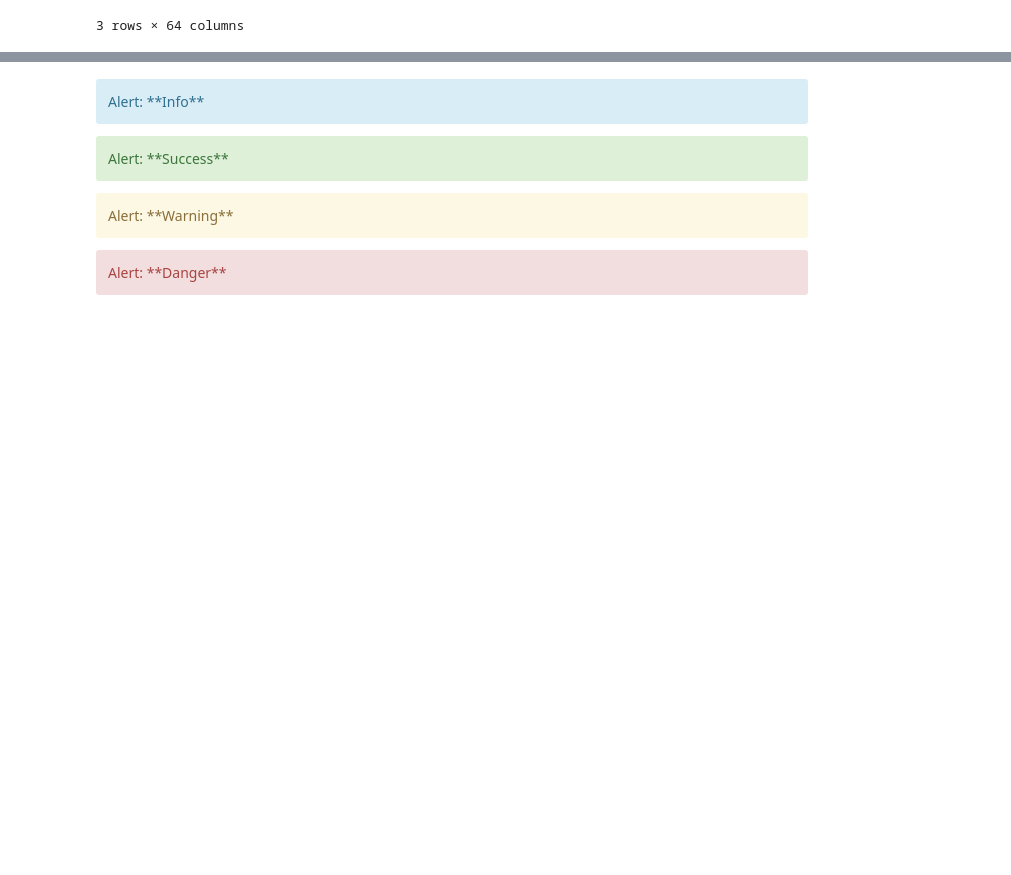
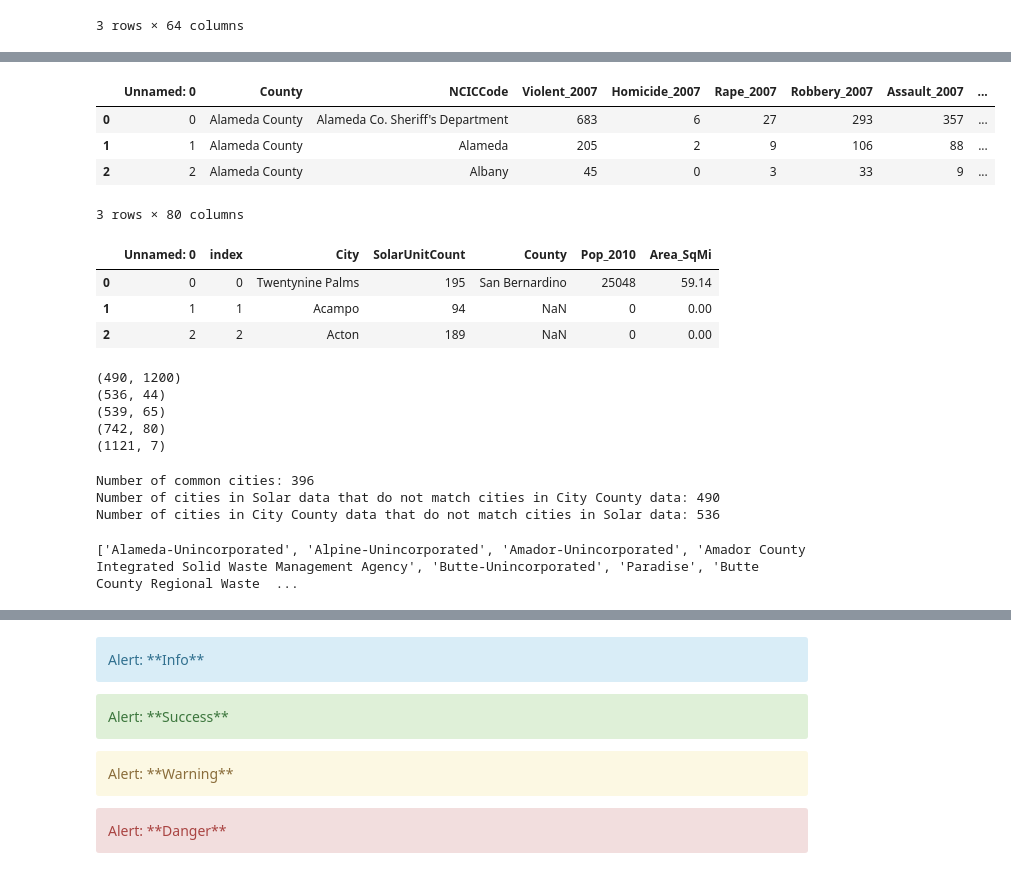
Before and after one commit to ankoorb/NPO-Project, a Jupyter notebook: iPython-Notebooks/Earth-Advocacy-Project-2015.ipynb, the cells around one changed output, grey strips where cells are left out. Drawn from its saved outputs; the diff is of its cells as text; code cells hidden in the pictures; blank space fills up the shorter version.

```diff
--- a/iPython-Notebooks/Earth-Advocacy-Project-2015.ipynb
+++ b/iPython-Notebooks/Earth-Advocacy-Project-2015.ipynb
@@ -1286,0 +1341,46 @@ Year processed: 2013
+# %%
+crime.head(3)
+# %% [output]
+|  | Unnamed: 0 | County | NCICCode | Violent_2007 | Homicide_2007 | Rape_2007 | Robbery_2007 | Assault_2007 | ... |
+| 0 | 0 | Alameda County | Alameda Co. Sheriff's Department | 683 | 6 | 27 | 293 | 357 | ... |
+| 1 | 1 | Alameda County | Alameda | 205 | 2 | 9 | 106 | 88 | ... |
+| 2 | 2 | Alameda County | Albany | 45 | 0 | 3 | 33 | 9 | ... |
+3 rows × 80 columns
+# %%
+solar.head(3)
+# %% [output]
+|  | Unnamed: 0 | index | City | SolarUnitCount | County | Pop_2010 | Area_SqMi |
+| 0 | 0 | 0 | Twentynine Palms | 195 | San Bernardino | 25048 | 59.14 |
+| 1 | 1 | 1 | Acampo | 94 | NaN | 0 | 0.00 |
+| 2 | 2 | 2 | Acton | 189 | NaN | 0 | 0.00 |
+# %%
+# Shape (Dimensions) of data files
+def shape(file_):
+    df = pd.read_csv(file_)
+    return df.shape
+
+for file_ in data_files:
+    print shape(file_)
+# %% [output]
+(490, 1200)
+(536, 44)
+(539, 65)
+(742, 80)
+(1121, 7)
+# %%
+# Comparing 2 lists: Common in two lists
+test = sorted(set(programs['Jurisdiction']).intersection(permits['Location'])) # set and intersection
+print 'Number of common cities: %d' % len(test)
+# Not common
+a = [x for x in programs['Jurisdiction'] if x not in permits['Location']]
+b = [x for x in permits['Location'] if x not in programs['Jurisdiction']]
+print 'Number of cities in Solar data that do not match cities in City County data: %d' % len(a)
+print 'Number of cities in City County data that do not match cities in Solar data: %d' % len(b)
+# %% [output]
+Number of common cities: 396
+Number of cities in Solar data that do not match cities in City County data: 490
+Number of cities in City County data that do not match cities in Solar data: 536
+# %%
+print list(programs[~programs['Jurisdiction'].isin(permits['Location'])]['Jurisdiction'])
+# %% [output]
+['Alameda-Unincorporated', 'Alpine-Unincorporated', 'Amador-Unincorporated', 'Amador County Integrated Solid Waste Management Agency', 'Butte-Unincorporated', 'Paradise', 'Butte County Regional Waste  ...
```
Also changed, not shown: parts of 33 cells of this notebook, 1 other file.
